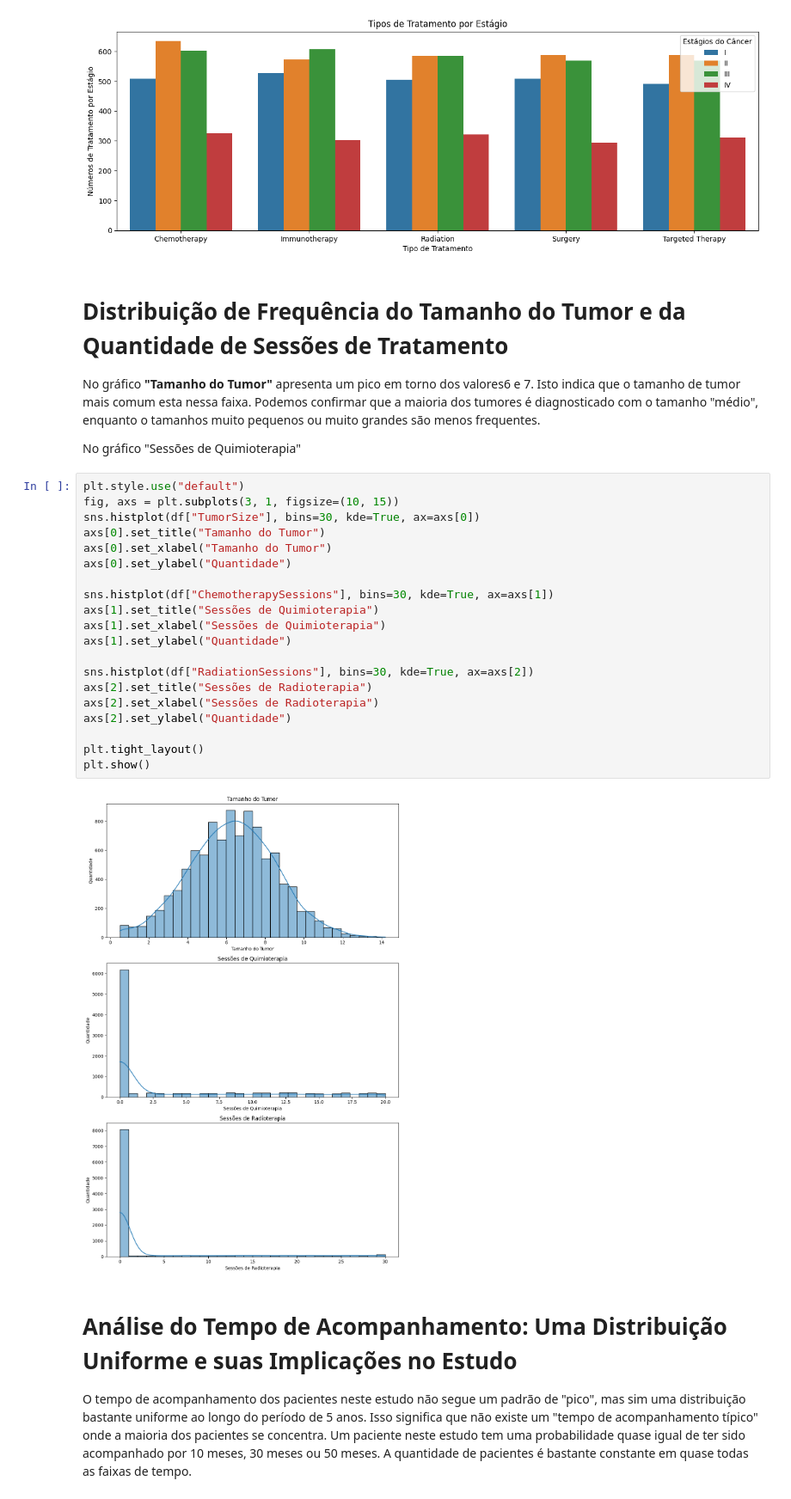
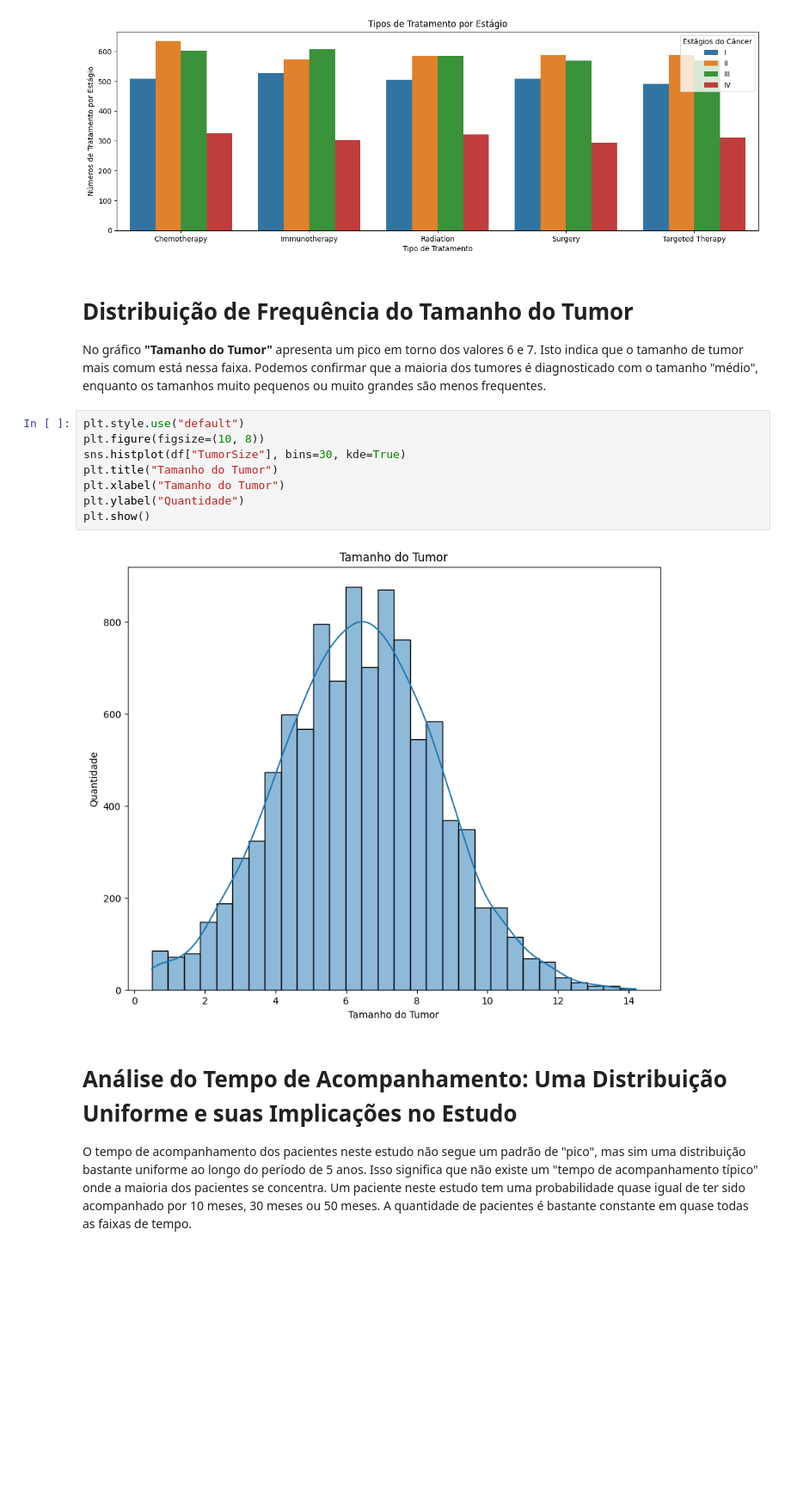
Before and after one commit to MaykonDias/Analise_CancerChina, a Jupyter notebook: Cancer_china.ipynb, the cells around one changed output. Shown at 86% size. Cells and saved outputs as stored; diff of their text form; blank space fills up the shorter version.

```diff
--- a/Cancer_china.ipynb
+++ b/Cancer_china.ipynb
@@ -249,33 +249,18 @@ plt.show()
 # %% [output]
 [figure]
 # %% [markdown]
-# **Distribuição de Frequência do Tamanho do Tumor e da Quantidade de Sessões de Tratamento**
-
-No gráfico **"Tamanho do Tumor"** apresenta um pico em torno dos valores6 e 7. Isto indica que o tamanho de tumor mais comum esta nessa faixa. Podemos confirmar que a maioria dos tumores é diagnosticado com o tamanho "médio", enquanto o tamanhos muito pequenos ou muito grandes são menos frequentes.
-
-No gráfico "Sessões de Quimioterapia"
+# **Distribuição de Frequência do Tamanho do Tumor**
+No gráfico **"Tamanho do Tumor"** apresenta um pico em torno dos valores 6 e 7. Isto indica que o tamanho de tumor mais comum está nessa faixa. Podemos confirmar que a maioria dos tumores é diagnosticado com o tamanho "médio", enquanto os tamanhos muito pequenos ou muito grandes são menos frequentes.
-# %%
-plt.style.use("default")
-fig, axs = plt.subplots(3, 1, figsize=(10, 15))
-sns.histplot(df["TumorSize"], bins=30, kde=True, ax=axs[0])
-axs[0].set_title("Tamanho do Tumor")
-axs[0].set_xlabel("Tamanho do Tumor")
-axs[0].set_ylabel("Quantidade")
-
-sns.histplot(df["ChemotherapySessions"], bins=30, kde=True, ax=axs[1])
-axs[1].set_title("Sessões de Quimioterapia")
-axs[1].set_xlabel("Sessões de Quimioterapia")
-axs[1].set_ylabel("Quantidade")
-
-sns.histplot(df["RadiationSessions"], bins=30, kde=True, ax=axs[2])
-axs[2].set_title("Sessões de Radioterapia")
-axs[2].set_xlabel("Sessões de Radioterapia")
-axs[2].set_ylabel("Quantidade")
-
-plt.tight_layout()
-plt.show()
-# %% [output]
-[figure, removed]
+# %%
+plt.style.use("default")
+plt.figure(figsize=(10, 8))
+sns.histplot(df["TumorSize"], bins=30, kde=True)
+plt.title("Tamanho do Tumor")
+plt.xlabel("Tamanho do Tumor")
+plt.ylabel("Quantidade")
+plt.show()
+# %% [output]
+[figure, added]
 # %% [markdown]
 # **Análise do Tempo de Acompanhamento: Uma Distribuição Uniforme e suas Implicações no Estudo**
 
```
Also changed, not shown: parts of 11 cells of this notebook.
